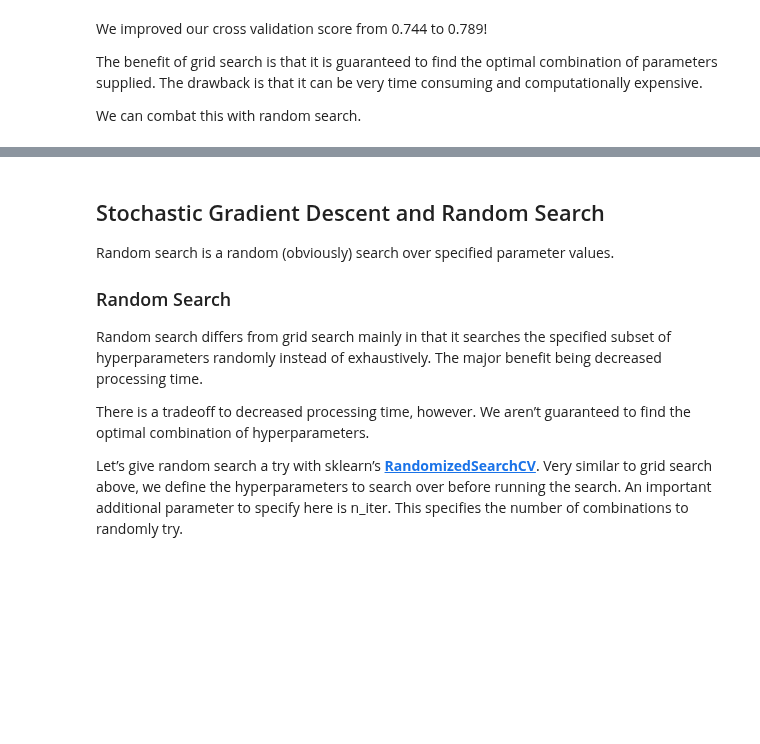
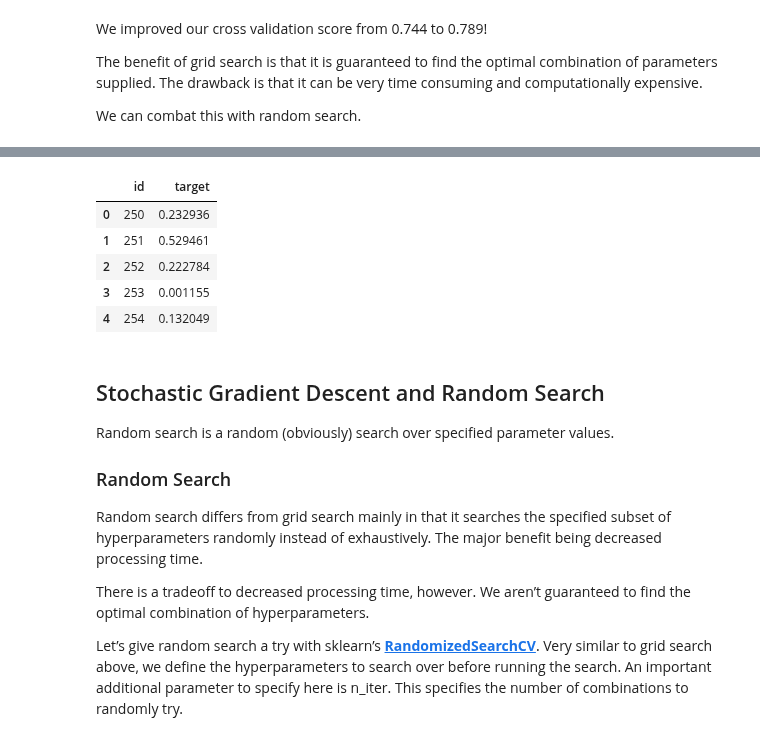
Before and after one commit to jfogarty/machine-learning-intro-workshop, a Jupyter notebook: notebooks/hyperparameter_tuning.ipynb, the cells around one changed output, grey strips where cells are left out. Cells and saved outputs as stored; diff of their text form; code cells hidden in the pictures; blank space fills up the shorter version.

```diff
--- a/notebooks/hyperparameter_tuning.ipynb
+++ b/notebooks/hyperparameter_tuning.ipynb
@@ -203,10 +230,17 @@ get_cv_scores(logistic)
 predictions = logistic.fit(X_train, y_train).predict_proba(X_test)
 #### score 0.828 on public leaderboard
 # %%
-submission = pd.read_csv('../input/sample_submission.csv')
+submission = pd.read_csv(submissionFile)
 submission['target'] = predictions
 #submission.to_csv('submission.csv', index=False)
 submission.head()
+# %% [output]
+|  | id | target |
+| 0 | 250 | 0.232936 |
+| 1 | 251 | 0.529461 |
+| 2 | 252 | 0.222784 |
+| 3 | 253 | 0.001155 |
+| 4 | 254 | 0.132049 |
 # %% [markdown]
 ## Stochastic Gradient Descent and Random Search
 Random search is a random (obviously) search over specified parameter values.
```
Also changed, not shown: parts of 9 cells of this notebook.
